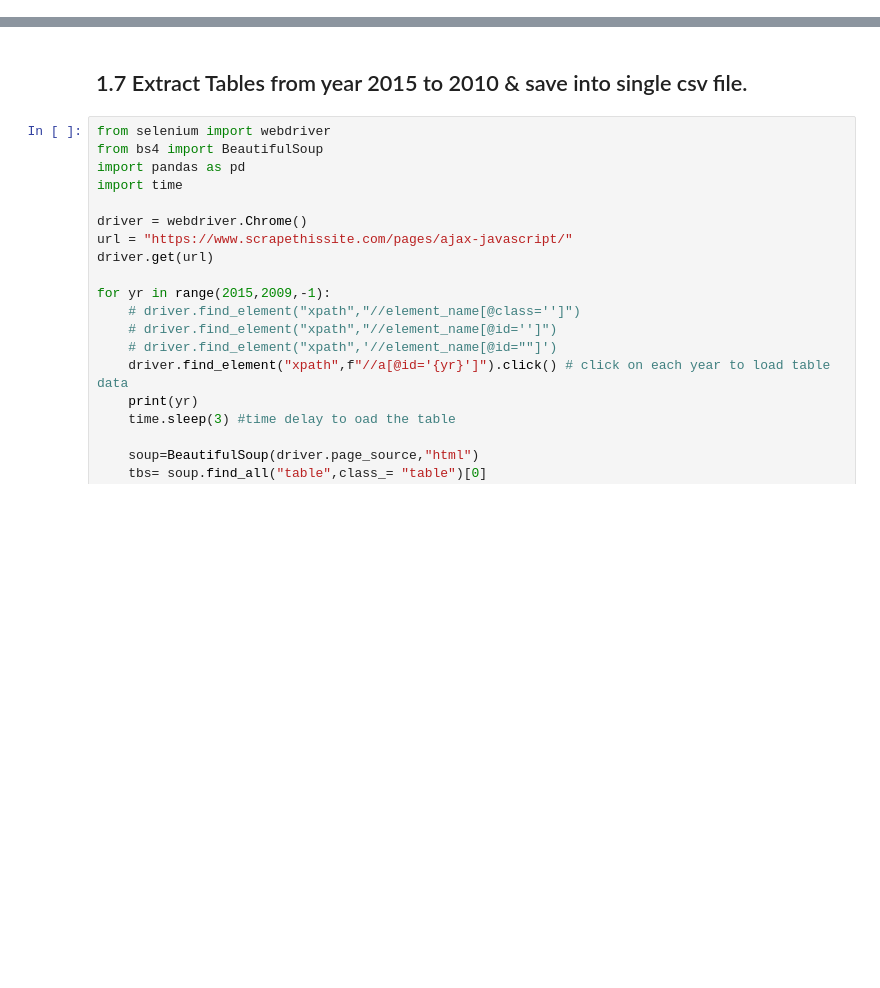
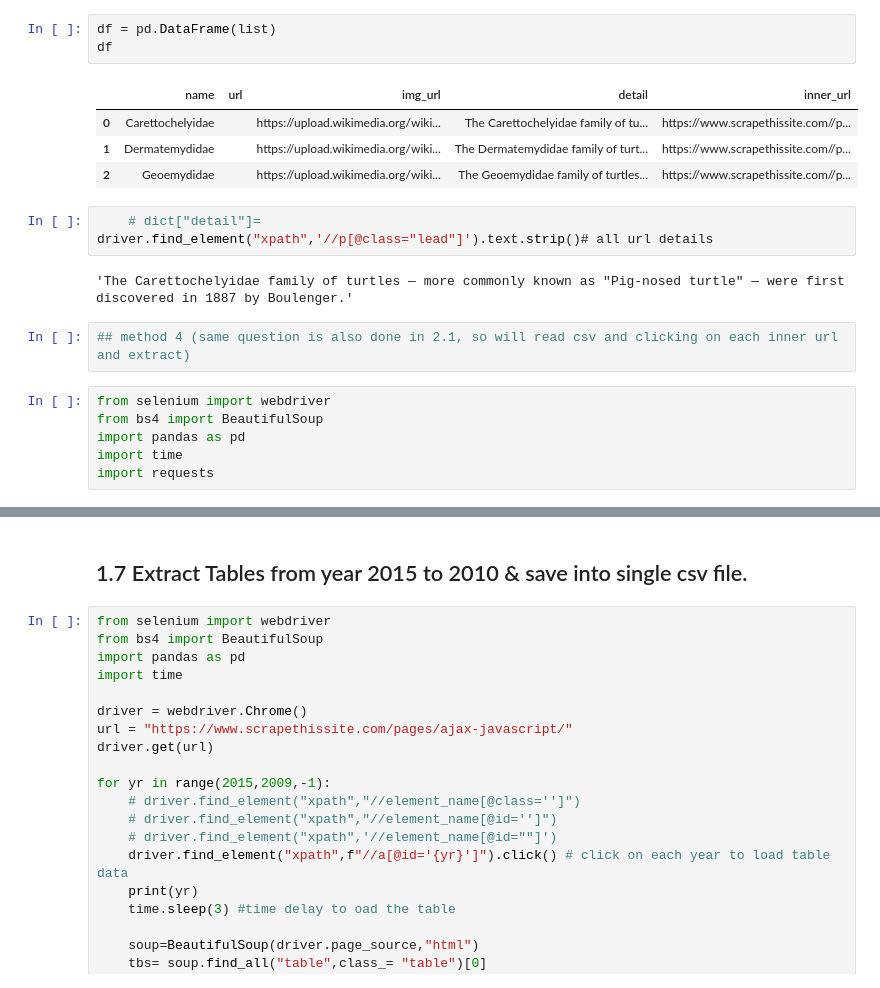
Before and after one commit to asifkasi/course-python-and-automation-by-kasi, a Jupyter notebook: Web Scraping/from dynamic Websites/scrapethissite.ipynb, the cells around one changed output, grey strips where cells are left out. Drawn from its saved outputs; the diff is of its cells as text; blank space fills up the shorter version.

```diff
--- a/Web Scraping/from dynamic Websites/scrapethissite.ipynb
+++ b/Web Scraping/from dynamic Websites/scrapethissite.ipynb
@@ -0,0 +189,21 @@
+# %%
+df = pd.DataFrame(list)
+df
+# %% [output]
+|  | name | url | img_url | detail | inner_url |
+| 0 | Carettochelyidae |  | https://upload.wikimedia.org/wiki... | The Carettochelyidae family of tu... | https://www.scrapethissite.com//p... |
+| 1 | Dermatemydidae |  | https://upload.wikimedia.org/wiki... | The Dermatemydidae family of turt... | https://www.scrapethissite.com//p... |
+| 2 | Geoemydidae |  | https://upload.wikimedia.org/wiki... | The Geoemydidae family of turtles... | https://www.scrapethissite.com//p... |
+# %%
+    # dict["detail"]=
+driver.find_element("xpath",'//p[@class="lead"]').text.strip()# all url details
+# %% [output]
+'The Carettochelyidae family of turtles — more commonly known as "Pig-nosed turtle" — were first discovered in 1887 by Boulenger.'
+# %%
+## method 4 (same question is also done in 2.1, so will read csv and clicking on each inner url and extract)
+# %%
+from selenium import webdriver
+from bs4 import BeautifulSoup
+import pandas as pd
+import time
+import requests
```
Also changed, not shown: parts of 32 cells of this notebook, 6 other files.
